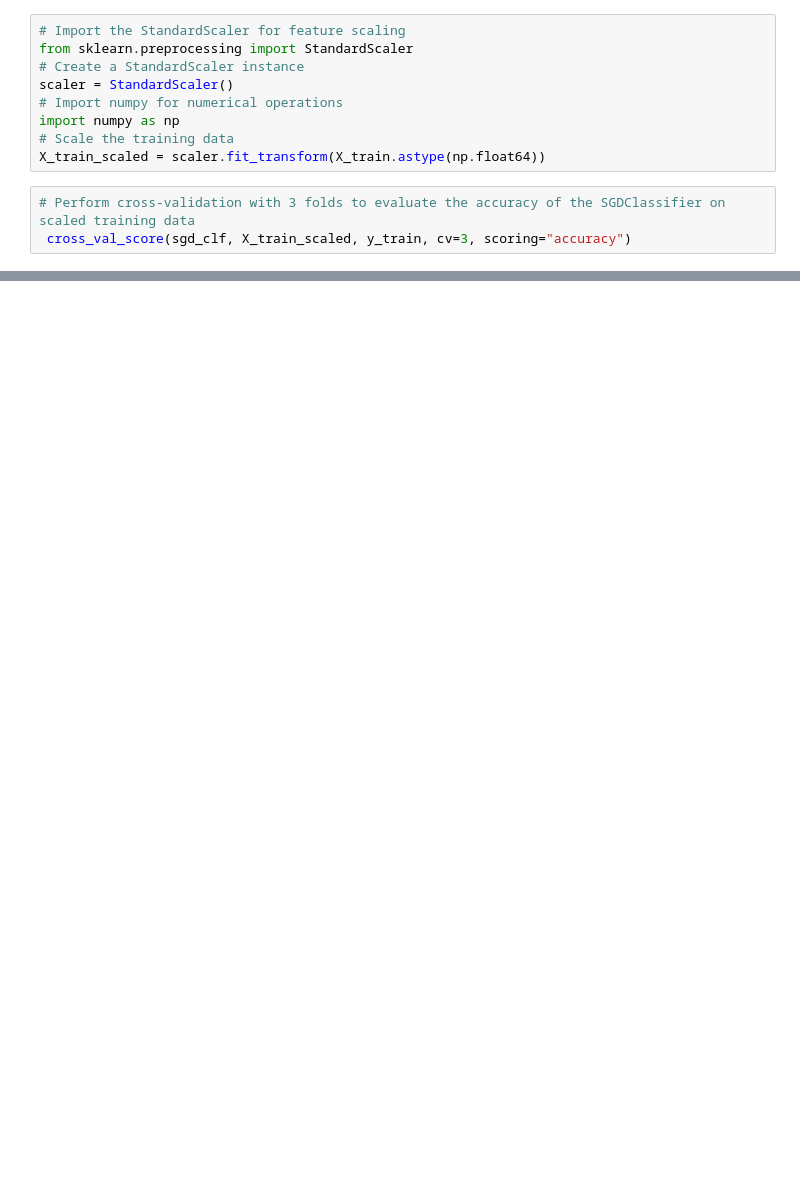
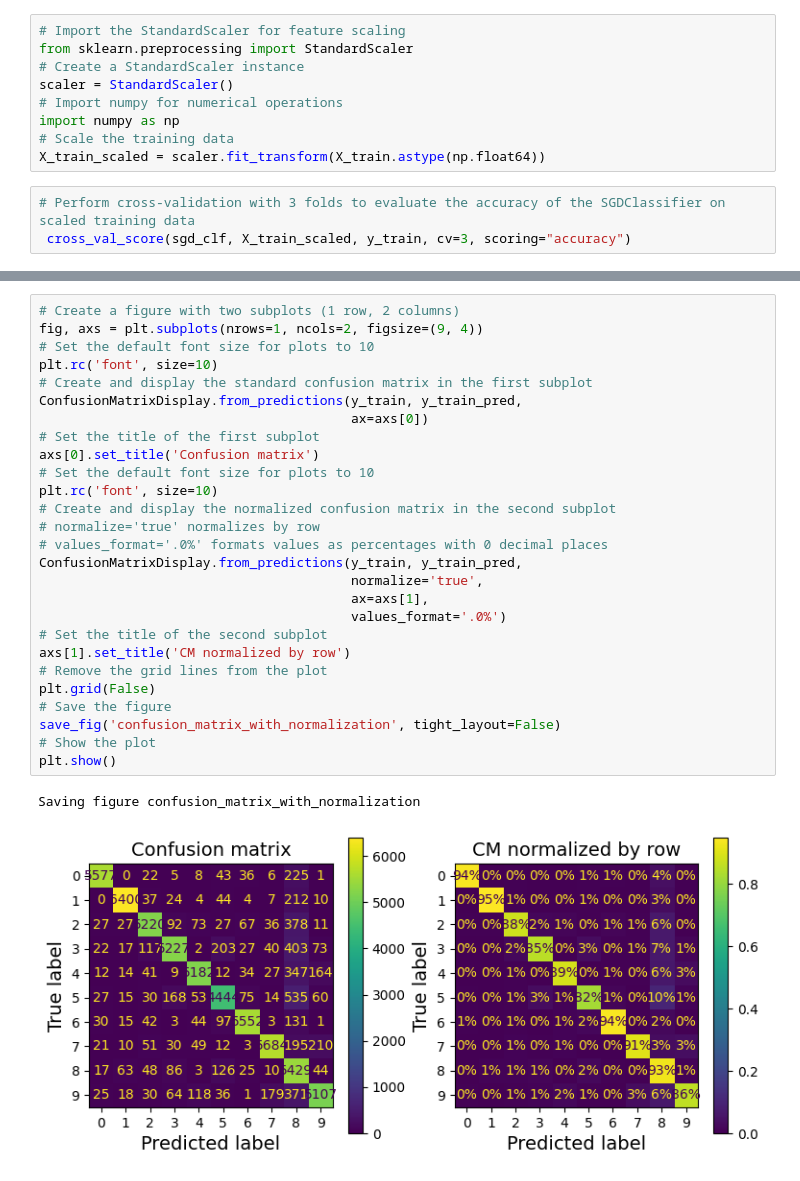
Before and after one commit to Saifullah785/hands-on-ml-notes-practice, a Jupyter notebook: Chapter_03_classification.ipynb, the cells around one changed output, grey strips where cells are left out. Drawn from its saved outputs; the diff is of its cells as text; blank space fills up the shorter version.

```diff
--- a/Chapter_03_classification.ipynb
+++ b/Chapter_03_classification.ipynb
@@ -645,0 +707,30 @@ X_train_scaled = scaler.fit_transform(X_train.astype(np.float64))
+# %%
+# Create a figure with two subplots (1 row, 2 columns)
+fig, axs = plt.subplots(nrows=1, ncols=2, figsize=(9, 4))
+# Set the default font size for plots to 10
+plt.rc('font', size=10)
+# Create and display the standard confusion matrix in the first subplot
+ConfusionMatrixDisplay.from_predictions(y_train, y_train_pred,
+                                        ax=axs[0])
+# Set the title of the first subplot
+axs[0].set_title('Confusion matrix')
+# Set the default font size for plots to 10
+plt.rc('font', size=10)
+# Create and display the normalized confusion matrix in the second subplot
+# normalize='true' normalizes by row
+# values_format='.0%' formats values as percentages with 0 decimal places
+ConfusionMatrixDisplay.from_predictions(y_train, y_train_pred,
+                                        normalize='true',
+                                        ax=axs[1],
+                                        values_format='.0%')
+# Set the title of the second subplot
+axs[1].set_title('CM normalized by row')
+# Remove the grid lines from the plot
+plt.grid(False)
+# Save the figure
+save_fig('confusion_matrix_with_normalization', tight_layout=False)
+# Show the plot
+plt.show()
+# %% [output]
+Saving figure confusion_matrix_with_normalization
+[figure, added]
```
Also changed, not shown: parts of 10 cells of this notebook.
